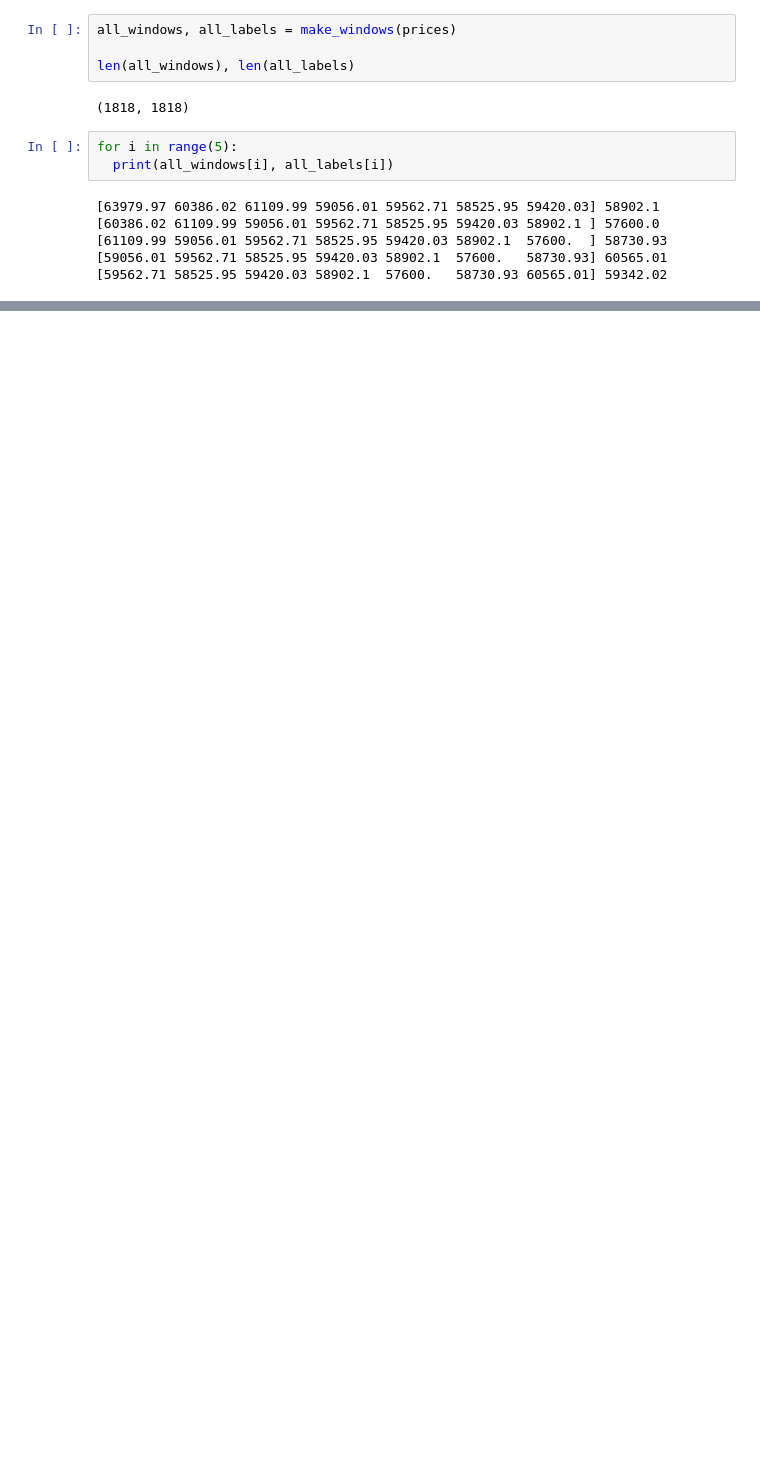
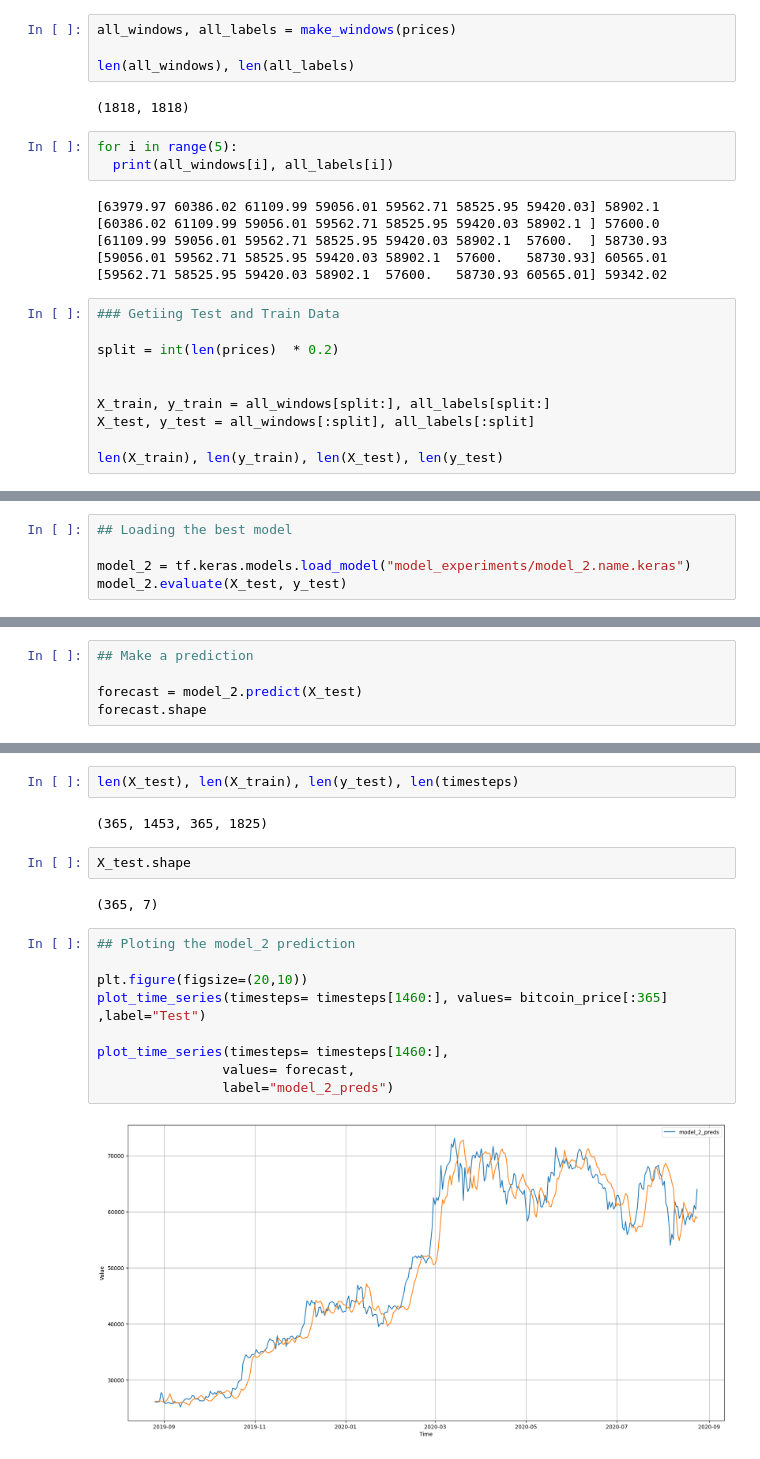
Before and after one commit to fahriyegrl/bitcoin_predict_time_series_tensorflow, a Jupyter notebook: bitcoin_prediction_time_series_forecasting_tensorflow.ipynb, the cells around one changed output, grey strips where cells are left out. Drawn from its saved outputs; the diff is of its cells as text; blank space fills up the shorter version.

```diff
--- a/bitcoin_prediction_time_series_forecasting_tensorflow.ipynb
+++ b/bitcoin_prediction_time_series_forecasting_tensorflow.ipynb
@@ -336,3 +348,13 @@ for i in range(5):
 [61109.99 59056.01 59562.71 58525.95 59420.03 58902.1  57600.  ] 58730.93
 [59056.01 59562.71 58525.95 59420.03 58902.1  57600.   58730.93] 60565.01
 [59562.71 58525.95 59420.03 58902.1  57600.   58730.93 60565.01] 59342.02
+# %%
+### Getiing Test and Train Data
+
+split = int(len(prices)  * 0.2)
+
+
+X_train, y_train = all_windows[split:], all_labels[split:]
+X_test, y_test = all_windows[:split], all_labels[:split]
+
+len(X_train), len(y_train), len(X_test), len(y_test)
@@ -338,0 +442,5 @@ for i in range(5):
+# %%
+## Loading the best model
+
+model_2 = tf.keras.models.load_model("model_experiments/model_2.name.keras")
+model_2.evaluate(X_test, y_test)
@@ -338,0 +450,5 @@ for i in range(5):
+# %%
+## Make a prediction
+
+forecast = model_2.predict(X_test)
+forecast.shape
@@ -338,0 +496,19 @@ for i in range(5):
+# %%
+len(X_test), len(X_train), len(y_test), len(timesteps)
+# %% [output]
+(365, 1453, 365, 1825)
+# %%
+X_test.shape
+# %% [output]
+(365, 7)
+# %%
+## Ploting the model_2 prediction
+
+plt.figure(figsize=(20,10))
+plot_time_series(timesteps= timesteps[1460:], values= bitcoin_price[:365] ,label="Test")
+
+plot_time_series(timesteps= timesteps[1460:],
+                values= forecast,
+                label="model_2_preds")
+# %% [output]
+[figure, added]
```
Also changed, not shown: parts of 20 cells of this notebook.
